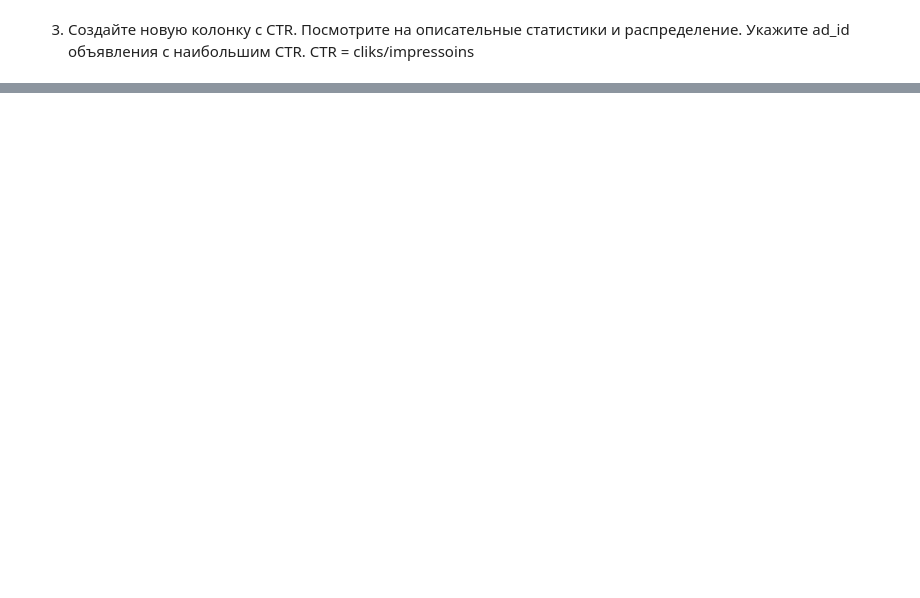
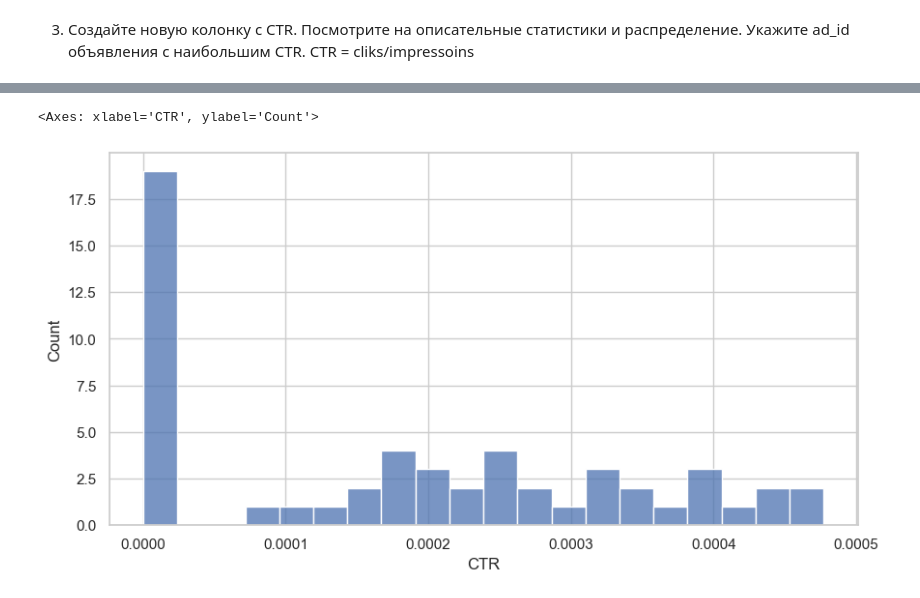
Before and after one commit to Praldmur/Simulation, a Jupyter notebook: 6_mod/2.ipynb, the cells around one changed output, grey strips where cells are left out. Cells and saved outputs as stored; diff of their text form; code cells hidden in the pictures; blank space fills up the shorter version.

```diff
--- a/6_mod/2.ipynb
+++ b/6_mod/2.ipynb
@@ -135,0 +178,5 @@ df['CTR'] =
+# %%
+sns.histplot(x=df.query('xyz_campaign_id == 916').CTR, bins=20)
+# %% [output]
+<Axes: xlabel='CTR', ylabel='Count'>
+[figure, added]
```
Also changed, not shown: parts of 20 cells of this notebook, 2 other files.
